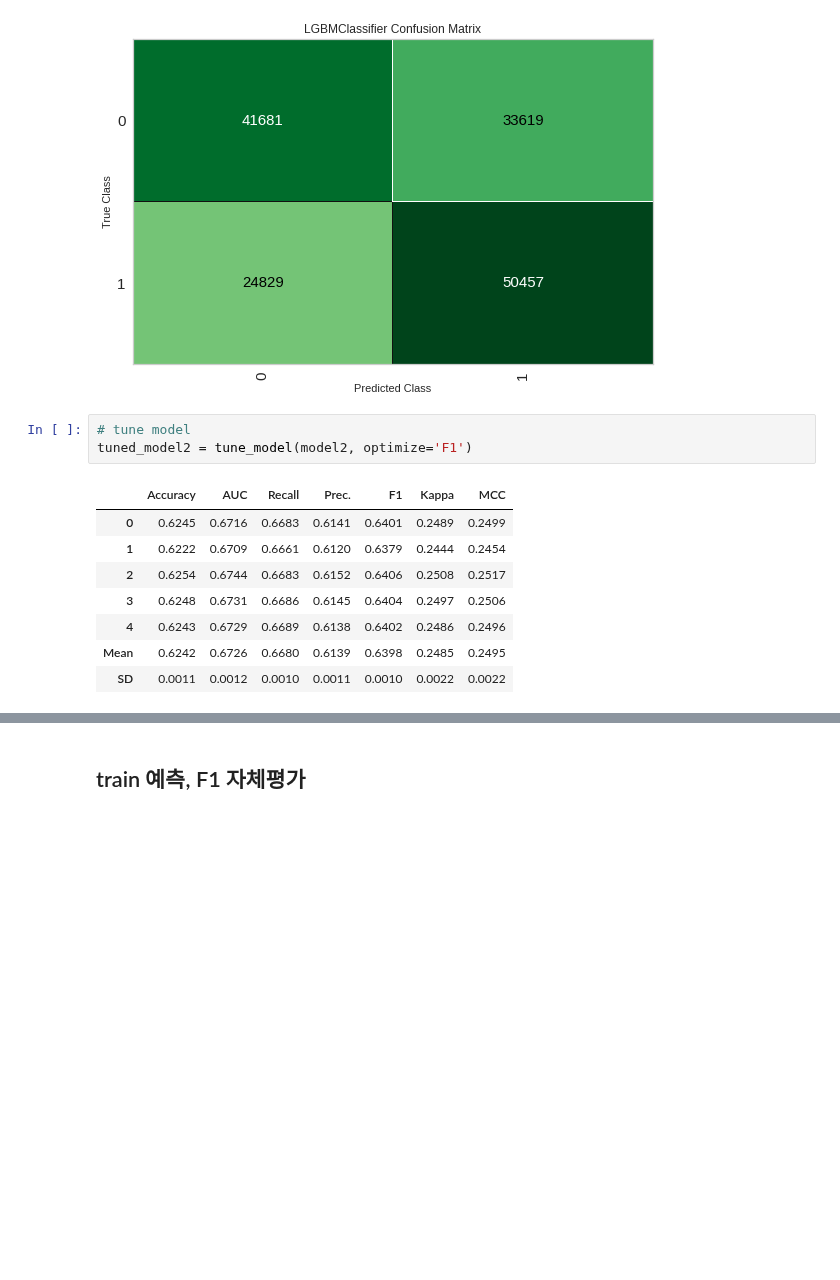
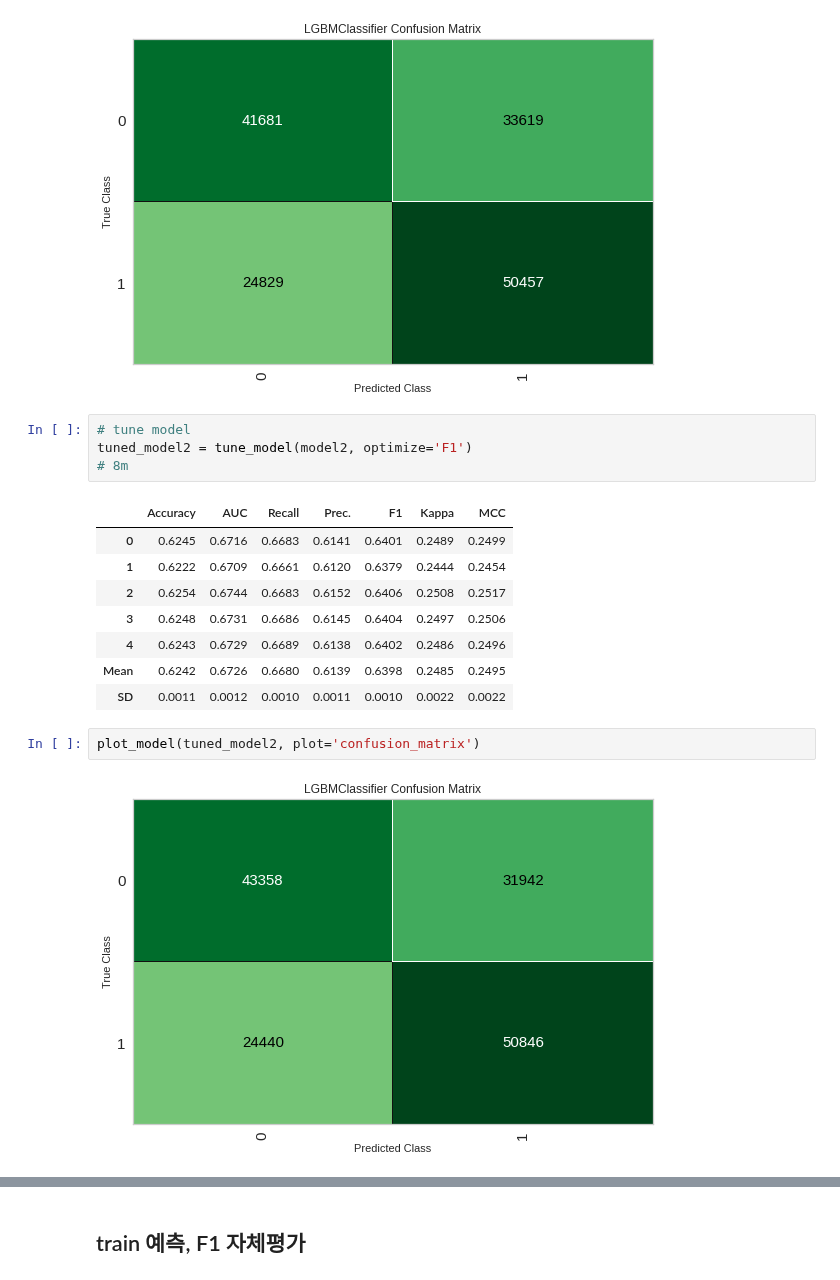
Before and after one commit to kbjung/Dacon, a Jupyter notebook: TP2(잡케어)/03_모델선정및개선/03-02_pycaret_ver2.6.ipynb, the cells around one changed output, grey strips where cells are left out. Cells and saved outputs as stored; diff of their text form; blank space fills up the shorter version.

```diff
--- a/TP2(잡케어)/03_모델선정및개선/03-02_pycaret_ver2.6.ipynb
+++ b/TP2(잡케어)/03_모델선정및개선/03-02_pycaret_ver2.6.ipynb
@@ -355,6 +352,7 @@ plot_model(model2, plot='confusion_matrix')
 # %%
 # tune model
 tuned_model2 = tune_model(model2, optimize='F1')
+# 8m
 # %% [output]
 |  | Accuracy | AUC | Recall | Prec. | F1 | Kappa | MCC |
 | 0 | 0.6245 | 0.6716 | 0.6683 | 0.6141 | 0.6401 | 0.2489 | 0.2499 |
@@ -364,6 +362,10 @@ tuned_model2 = tune_model(model2, optimize='F1')
 | 4 | 0.6243 | 0.6729 | 0.6689 | 0.6138 | 0.6402 | 0.2486 | 0.2496 |
 | Mean | 0.6242 | 0.6726 | 0.6680 | 0.6139 | 0.6398 | 0.2485 | 0.2495 |
 | SD | 0.0011 | 0.0012 | 0.0010 | 0.0011 | 0.0010 | 0.0022 | 0.0022 |
+# %%
+plot_model(tuned_model2, plot='confusion_matrix')
+# %% [output]
+[figure, added]
 # %%
 # blend
 blended_model = blend_models([model1, model2], optimize='F1', method='soft')
```
Also changed, not shown: parts of 12 cells of this notebook.
